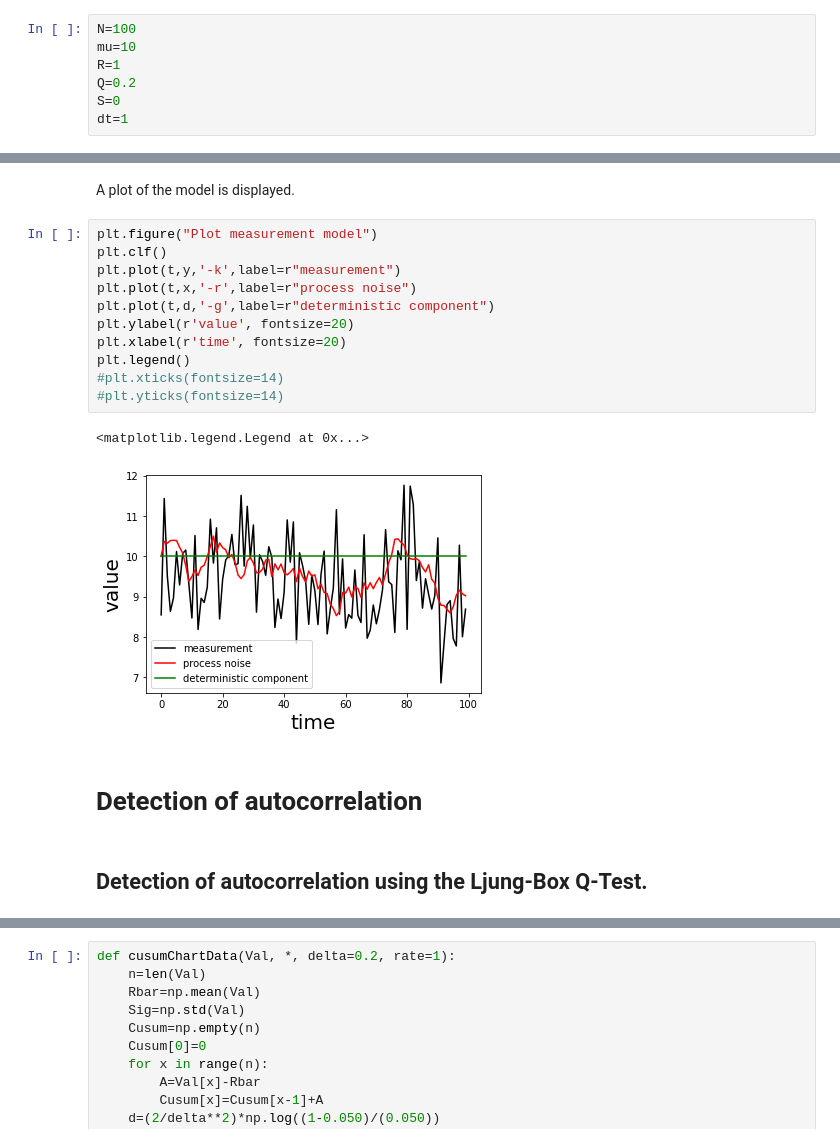
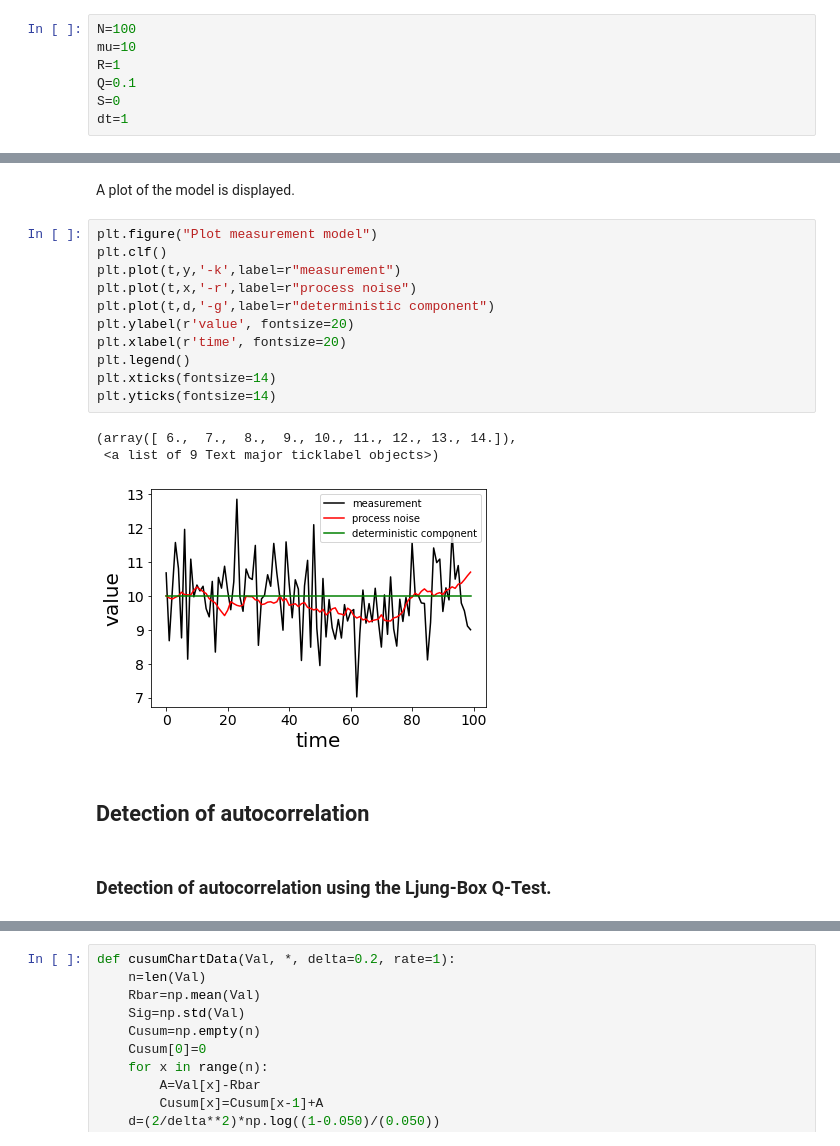
Before and after one commit to BIPM-RI/Python_lib, a Jupyter notebook: measurementModel.ipynb, the cells around one changed output, grey strips where cells are left out. Saved outputs shown, nothing was run; the diff lists cells and outputs as text.

```diff
--- a/measurementModel.ipynb
+++ b/measurementModel.ipynb
@@ -63,7 +63,7 @@ Set the parameters of the model.
 N=100
 mu=10
 R=1
-Q=0.2
+Q=0.1
 S=0
 dt=1
 # %% [markdown]
@@ -75,18 +75,19 @@ A plot of the model is displayed.
 # %%
 plt.figure("Plot measurement model")
 plt.clf()
 plt.plot(t,y,'-k',label=r"measurement")
 plt.plot(t,x,'-r',label=r"process noise")
 plt.plot(t,d,'-g',label=r"deterministic component")
 plt.ylabel(r'value', fontsize=20)
 plt.xlabel(r'time', fontsize=20)
 plt.legend()
-#plt.xticks(fontsize=14)
-#plt.yticks(fontsize=14)
+plt.xticks(fontsize=14)
+plt.yticks(fontsize=14)
 # %% [output]
-<matplotlib.legend.Legend at 0x...>
+(array([ 6.,  7.,  8.,  9., 10., 11., 12., 13., 14.]),
+ <a list of 9 Text major ticklabel objects>)
-[figure, old version]
+[figure, new version]
 # %% [markdown]
-# Detection of autocorrelation
+## Detection of autocorrelation
 # %% [markdown]
-## Detection of autocorrelation using the Ljung-Box Q-Test.
+### Detection of autocorrelation using the Ljung-Box Q-Test.
```
Also changed, not shown: parts of 16 cells of this notebook.
